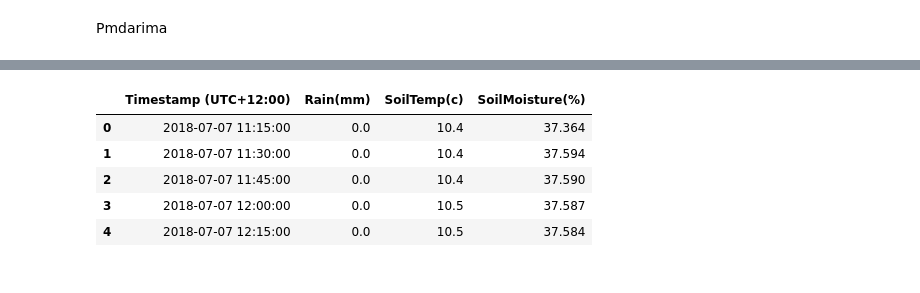
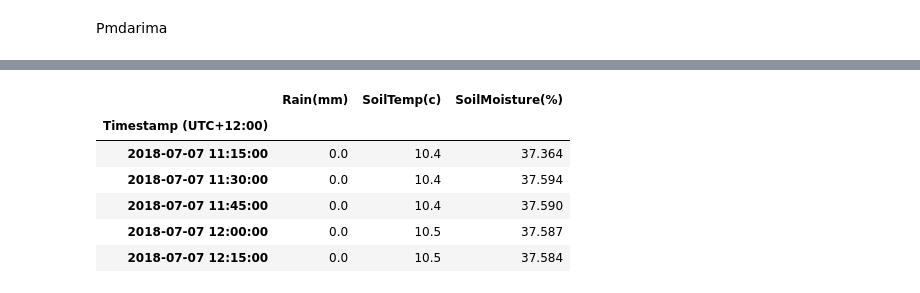
Before and after one commit to YingCG/SoilMoisturePredictionModel, a Jupyter notebook: 02-DataAnalysis_Visualization/05-Arima_model_MtAlbert.ipynb, the cells around one changed output, grey strips where cells are left out. Cells and saved outputs as stored; diff of their text form; code cells hidden in the pictures.

```diff
--- a/02-DataAnalysis_Visualization/05-Arima_model_MtAlbert.ipynb
+++ b/02-DataAnalysis_Visualization/05-Arima_model_MtAlbert.ipynb
@@ -5,6 +5,6 @@ import matplotlib.pyplot as plt
 import seaborn as sns
 %matplotlib inline
 
-mtalbert = pd.read_csv('../Data/soil data/mtalbert-648717-20241008172730/MtAlbert_Data_15mins.csv', parse_dates=['Timestamp (UTC+12:00)'])
+mtalbert = pd.read_csv('../Data/soil data/AcrossAucklandRainfallStation/MtAlbert_Data_15mins.csv', index_col=['Timestamp (UTC+12:00)'], parse_dates=['Timestamp (UTC+12:00)'])
 mtalbert.head()
 # %% [output]
@@ -18,6 +19,3 @@ mtalbert.head()
 # AR with statsmodels
 # %%
 from statsmodels.tsa.ar_model import AR, ARResults
-# %%
-mtalbert.index.freq='h'
-mtalbert.head()
@@ -31,9 +21,0 @@ mtalbert.head()
-# %%
-mtalbert.set_index('Timestamp (UTC+12:00)', inplace=True)
-
-mtalbert = mtalbert.resample('H').agg({
-    'SoilMoisture(%)': 'mean',
-    'SoilTemp(c)': 'mean',
-    'Rain(mm)': 'sum'
-})
-mtalbert.head()
@@ -210,12 +186,13 @@ mtalbert_day.index.freq = 'D'
 # %%
-mtalbert_day.head()
+mtalbert.head()
 # %% [output]
-|  | Timestamp (UTC+12:00) | Rain(mm) | SoilTemp(c) | SoilMoisture(%) |
-| 0 | 2018-07-07 11:15:00 | 0.0 | 10.4 | 37.364 |
-| 1 | 2018-07-07 11:30:00 | 0.0 | 10.4 | 37.594 |
-| 2 | 2018-07-07 11:45:00 | 0.0 | 10.4 | 37.590 |
-| 3 | 2018-07-07 12:00:00 | 0.0 | 10.5 | 37.587 |
-| 4 | 2018-07-07 12:15:00 | 0.0 | 10.5 | 37.584 |
+|  | Rain(mm) | SoilTemp(c) | SoilMoisture(%) |
+| Timestamp (UTC+12:00) |  |  |  |
+| 2018-07-07 11:15:00 | 0.0 | 10.4 | 37.364 |
+| 2018-07-07 11:30:00 | 0.0 | 10.4 | 37.594 |
+| 2018-07-07 11:45:00 | 0.0 | 10.4 | 37.590 |
+| 2018-07-07 12:00:00 | 0.0 | 10.5 | 37.587 |
+| 2018-07-07 12:15:00 | 0.0 | 10.5 | 37.584 |
 # %%
 from pmdarima import auto_arima
 # %%
```
Also changed, not shown: parts of 26 cells of this notebook, 38 other files.
